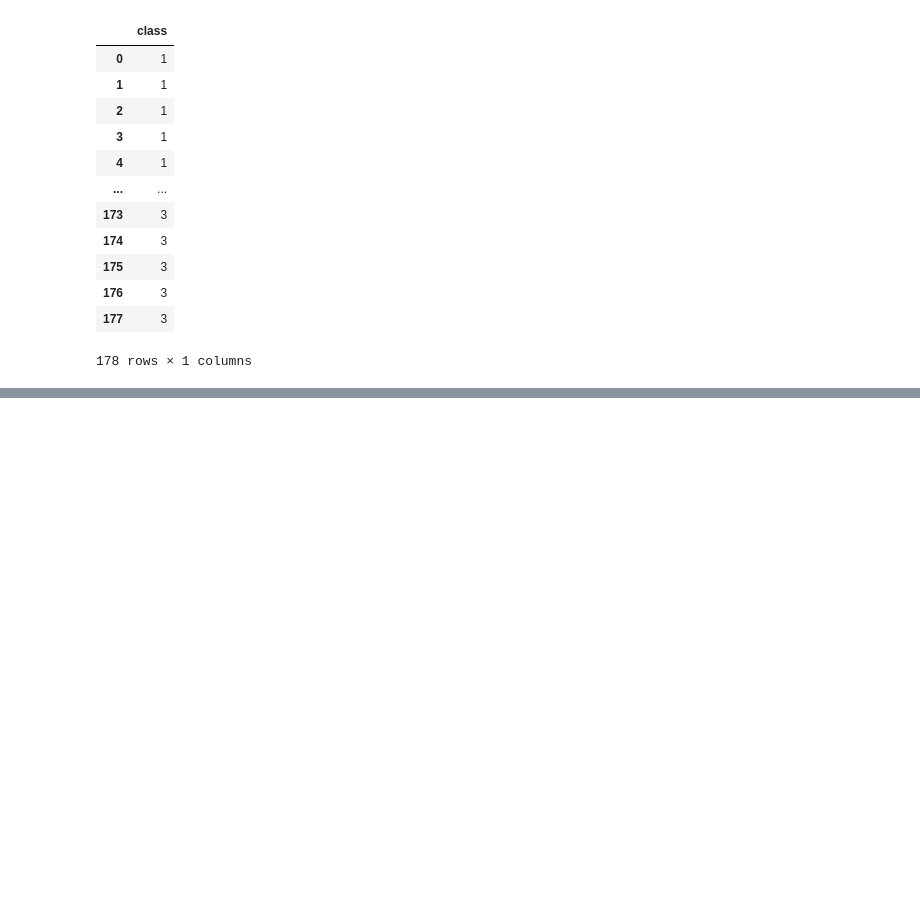
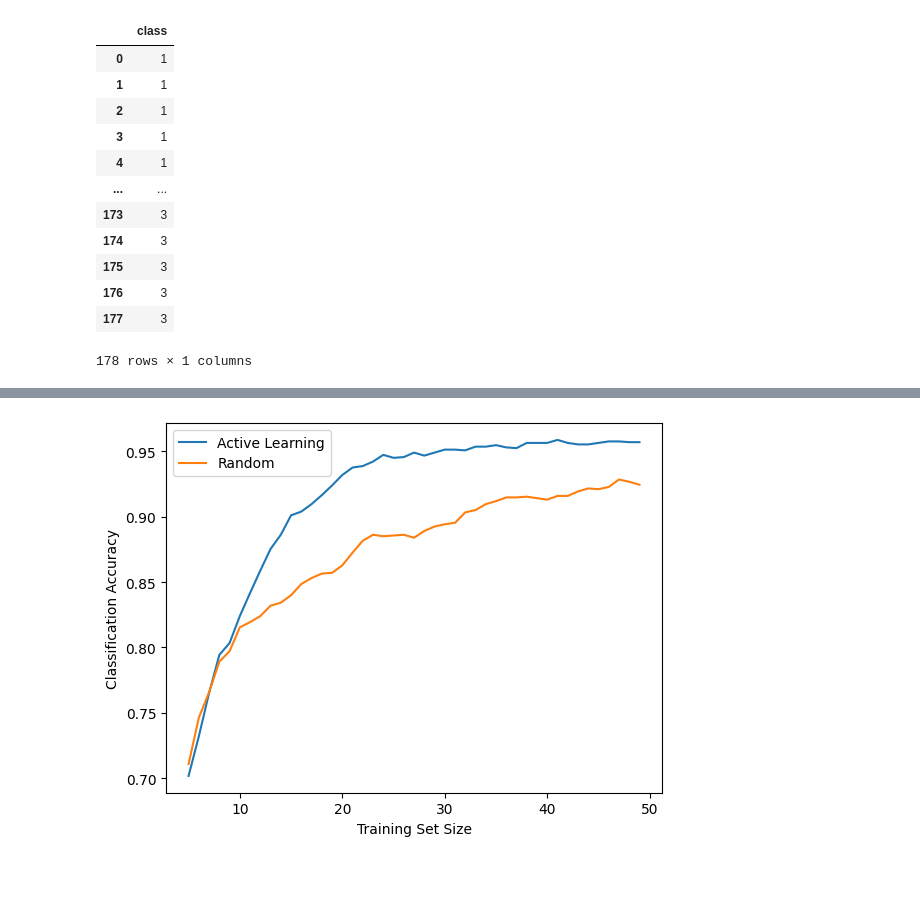
Before and after one commit to Andreas-Holm-2/Active-Machine-learning-2, a Jupyter notebook: Main.ipynb, the cells around one changed output, grey strips where cells are left out. Saved outputs shown, nothing was run; the diff lists cells and outputs as text; code cells hidden in the pictures; blank space fills up the shorter version.

```diff
--- a/Main.ipynb
+++ b/Main.ipynb
@@ -68,2 +256,27 @@ y
+# %%
+
+# Settings
+n_init = 5
+n_iterations = 50 - n_init
+n_avg = 50
+
+# Run experiments
+scores_al = np.zeros((n_avg, n_iterations))
+scores_rn = np.zeros((n_avg, n_iterations))
+
+for i in range(n_avg):
+    scores_al[i] = fit_model(X, y, 'active learning', 'entropy', n_init, n_iterations)
+    scores_rn[i] = fit_model(X, y, 'random', 'entropy', n_init, n_iterations)
+
+# Plot the results
+fig, ax = plt.subplots()
+ax.plot(np.arange(n_init, n_iterations + n_init), scores_al.mean(0), label='Active Learning')
+ax.plot(np.arange(n_init, n_iterations + n_init), scores_rn.mean(0), label='Random')
+ax.legend()
+ax.set_xlabel('Training Set Size')
+ax.set_ylabel('Classification Accuracy')
+plt.show()
+# %% [output]
+[figure, added]
 # %% [markdown]
 #
```
Also changed, not shown: parts of 7 cells of this notebook, 1 other file.
